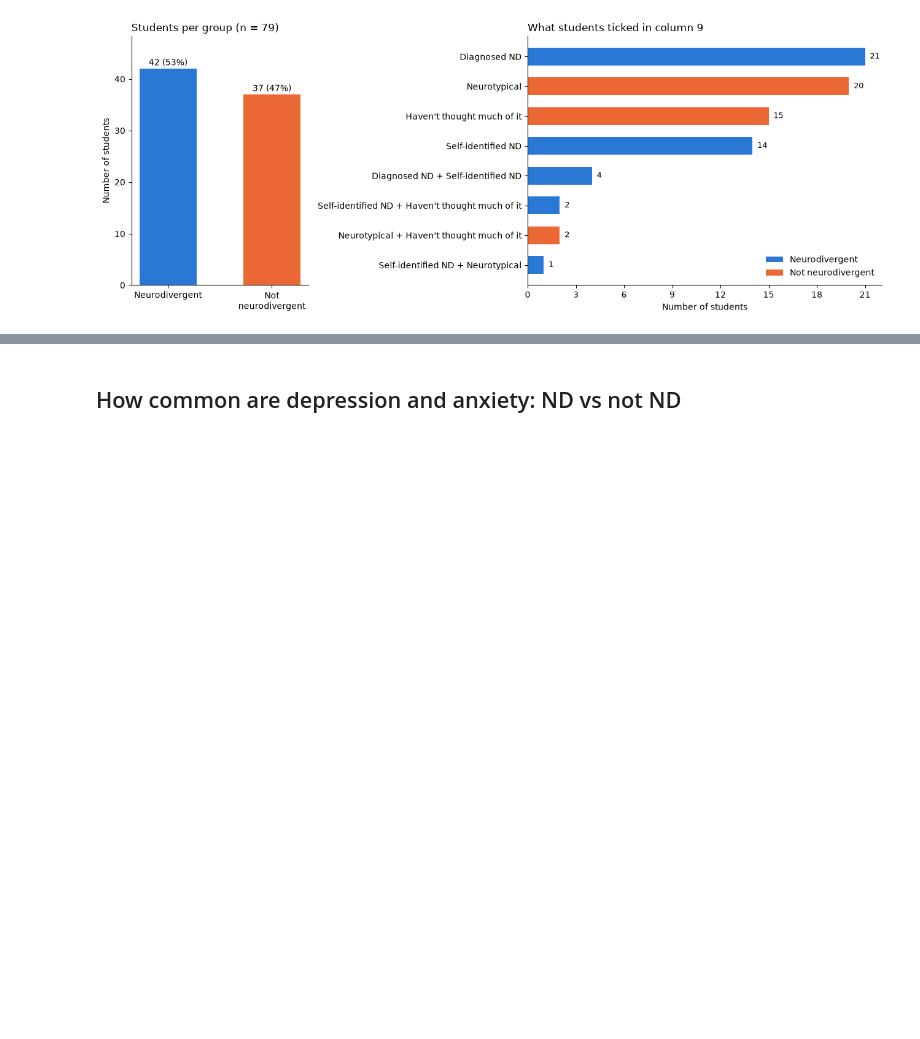
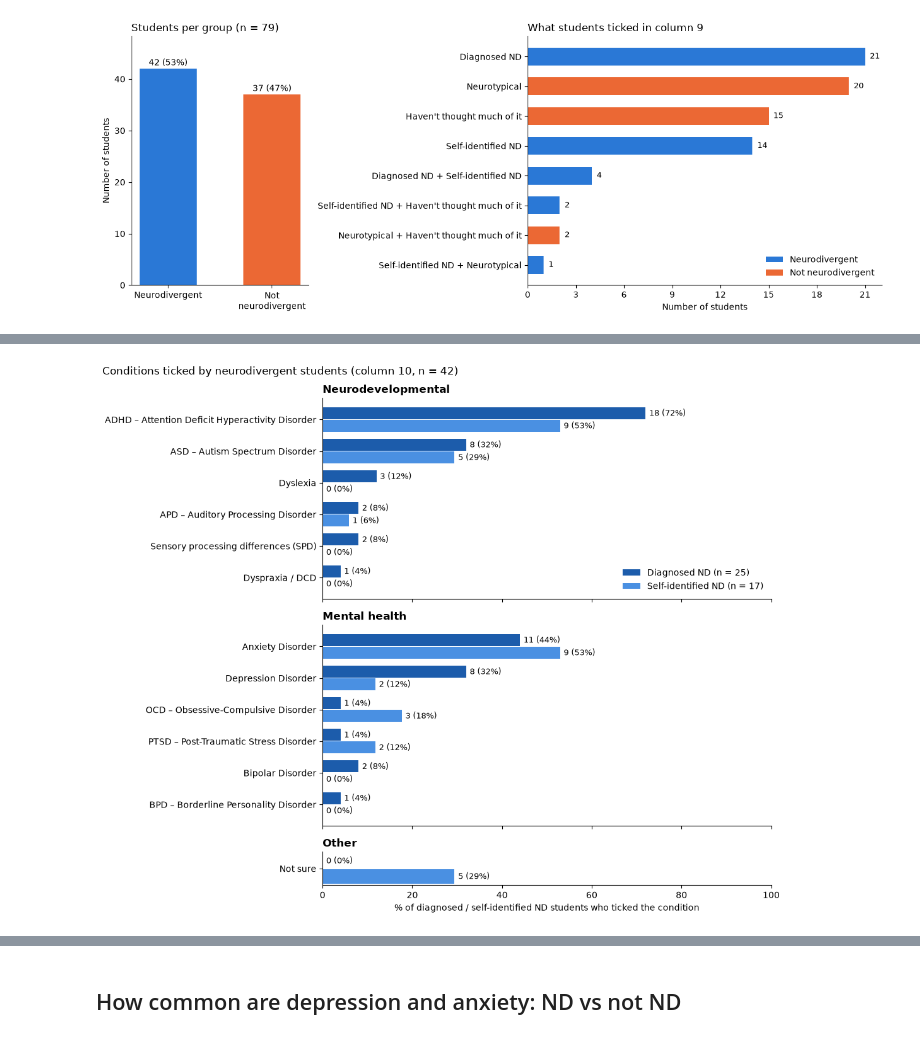
Before and after one commit to CarlaOnate/data-analysis-mental-health-veterinary-medicine-thesis, a Jupyter notebook: cda.ipynb, the cells around one changed output, grey strips where cells are left out. Drawn from its saved outputs; the diff is of its cells as text; code cells hidden in the pictures; blank space fills up the shorter version.

```diff
--- a/cda.ipynb
+++ b/cda.ipynb
@@ -111,0 +135,78 @@ plt.show()
+# %%
+NEURODEVELOPMENTAL = [
+    "ADHD – Attention Deficit Hyperactivity Disorder",
+    "ASD – Autism Spectrum Disorder",
+    "Dyslexia",
+    "Dyspraxia / DCD – Developmental Coordination Disorder",
+    "APD – Auditory Processing Disorder",
+    "Sensory Processing Differences (SPD)",
+]
+MENTAL_HEALTH = [
+    "Anxiety Disorder",
+    "Depression Disorder",
+    "OCD – Obsessive-Compulsive Disorder",
+    "PTSD – Post-Traumatic Stress Disorder",
+    "Bipolar Disorder",
+    "BPD – Borderline Personality Disorder",
+]
+CONDITION_GROUP_ORDER = ["Neurodevelopmental only", "Mental health only", "Both", "Not sure"]
+
+nd = df[df["neurodivergent"]].copy()
+conditions = nd["10"].fillna("").str.split(";")
+assert conditions.explode().isin(NEURODEVELOPMENTAL + MENTAL_HEALTH + ["Not sure"]).all(), "unknown option in column 10"
+has_dev = conditions.map(lambda options: any(o in NEURODEVELOPMENTAL for o in options))
+has_mh = conditions.map(lambda options: any(o in MENTAL_HEALTH for o in options))
+# Each student once; "Not sure" only counts when no condition was ticked
+nd["condition_group"] = (has_dev & has_mh).map({True: "Both"}).fillna(
+    has_dev.map({True: "Neurodevelopmental only"})).fillna(has_mh.map({True: "Mental health only"})).fillna("Not sure")
+nd["diagnosis"] = nd["9"].str.contains("Diagnosed neurodivergent").map({True: "Diagnosed", False: "Self-identified"})
+
+def n_pct(n, total=len(nd)):
+    return f"{n} ({n / total:.0%})"
+
+groups = pd.crosstab(nd["condition_group"], nd["diagnosis"]).reindex(CONDITION_GROUP_ORDER, fill_value=0)
+groups["All ND students"] = groups.sum(axis=1)
+groups.loc["Any neurodevelopmental"] = [has_dev[nd["diagnosis"] == d].sum() for d in groups.columns[:-1]] + [has_dev.sum()]
+groups.loc["Any mental health"] = [has_mh[nd["diagnosis"] == d].sum() for d in groups.columns[:-1]] + [has_mh.sum()]
+totals = nd["diagnosis"].value_counts().reindex(groups.columns[:-1]).tolist() + [len(nd)]
+display(pd.DataFrame({f"{col} (n = {total})": groups[col].map(lambda n, t=total: n_pct(n, t))
+                      for col, total in zip(groups.columns, totals)}).rename_axis(None))
+
+DIAGNOSIS_ORDER = ["Diagnosed", "Self-identified"]
+DIAGNOSIS_COLORS = {"Diagnosed": "#1c5cab", "Self-identified": "#4a90e2"}
+CONDITION_TYPES = [("Neurodevelopmental", NEURODEVELOPMENTAL), ("Mental health", MENTAL_HEALTH), ("Other", ["Not sure"])]
+SHORT_NAMES = {"Dyspraxia / DCD – Developmental Coordination Disorder": "Dyspraxia / DCD",
+               "Sensory Processing Differences (SPD)": "Sensory processing differences (SPD)"}
+
+# Every condition ticked, split by diagnosed vs self-identified (a student with several conditions is counted under each)
+exploded = conditions.explode()
+ticked = pd.crosstab(exploded.values, nd.loc[exploded.index, "diagnosis"].values).reindex(columns=DIAGNOSIS_ORDER, fill_value=0)
+diagnosis_n = nd["diagnosis"].value_counts().reindex(DIAGNOSIS_ORDER)
+by_condition = pd.concat({
+    kind: ticked.reindex(options, fill_value=0).assign(total=lambda t: t.sum(axis=1)).sort_values("total", ascending=False)
+    for kind, options in CONDITION_TYPES
+})
+
+# One panel per type of condition, two bars per condition: % of diagnosed and % of self-identified students
+fig, axes = plt.subplots(3, 1, figsize=(11, 9), sharex=True,
+                         gridspec_kw={"height_ratios": [len(options) for _, options in CONDITION_TYPES]})
+bar_height = 0.38
+for ax, (kind, _) in zip(axes, CONDITION_TYPES):
+    part = by_condition.loc[kind].iloc[::-1]  # most common at the top
+    y = range(len(part))
+    for offset, diagnosis in zip([bar_height / 2 + 0.01, -bar_height / 2 - 0.01], DIAGNOSIS_ORDER):
+        shares = part[diagnosis] / diagnosis_n[diagnosis] * 100
+        ax.barh([yi + offset for yi in y], shares, height=bar_height, color=DIAGNOSIS_COLORS[diagnosis],
+                label=f"{diagnosis} ND (n = {diagnosis_n[diagnosis]})")
+        for yi, n, share in zip(y, part[diagnosis], shares):
+            ax.text(share + 0.8, yi + offset, f"{n} ({share:.0f}%)", va="center", fontsize=9)
+    ax.set_yticks(list(y), [SHORT_NAMES.get(c, c) for c in part.index])
+    ax.set_title(kind, loc="left", fontweight="bold")
+    ax.spines[["top", "right"]].set_visible(False)
+axes[0].legend(frameon=False, loc="lower right")
+axes[-1].set_xlabel("% of diagnosed / self-identified ND students who ticked the condition")
+axes[-1].set_xlim(0, 100)
+fig.suptitle(f"Conditions ticked by neurodivergent students (column 10, n = {len(nd)})", x=0.01, ha="left")
+plt.tight_layout()
+plt.show()
+# %% [output]
@@ -111,0 +220 @@ plt.show()
+[figure, added]
```
Also changed, not shown: parts of 32 cells of this notebook, 4 other files.
